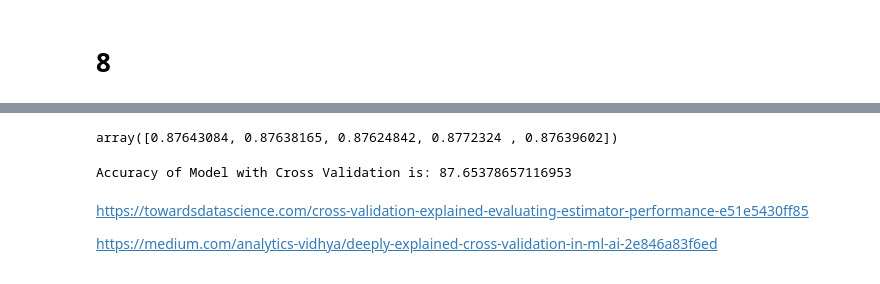
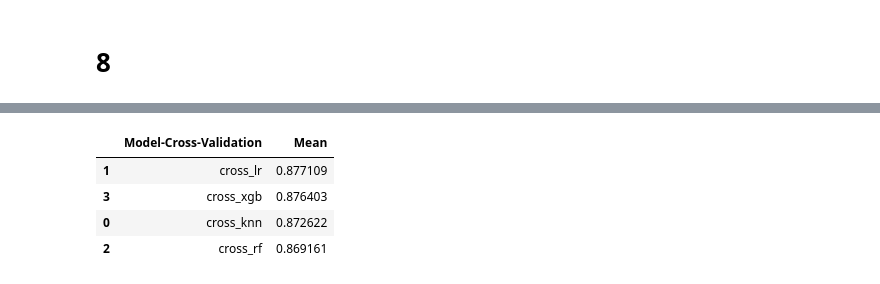
Before and after one commit to guiaraujofreitas/Insurance-Health-Cross-Sell, a Jupyter notebook: Step_8_Project_Health_Insurance_Cross_Sell.ipynb, the cells around one changed output, grey strips where cells are left out. Drawn from its saved outputs; the diff is of its cells as text; code cells hidden in the pictures.

```diff
--- a/Step_8_Project_Health_Insurance_Cross_Sell.ipynb
+++ b/Step_8_Project_Health_Insurance_Cross_Sell.ipynb
@@ -987,12 +1010,16 @@ from sklearn.metrics import accuracy_score
-# %%
-cv_scores_5_folds
-# %% [output]
-array([0.87643084, 0.87638165, 0.87624842, 0.8772324 , 0.87639602])
-# %%
-print("Accuracy of Model with Cross Validation is:",cv_scores_5_folds.mean() * 100)
-# %% [output]
-Accuracy of Model with Cross Validation is: 87.65378657116953
-# %% [markdown]
-https://towardsdatascience.com/cross-validation-explained-evaluating-estimator-performance-e51e5430ff85
-
-https://medium.com/analytics-vidhya/deeply-explained-cross-validation-in-ml-ai-2e846a83f6ed
+# %%
+df_cross = pd.DataFrame(zip(cross_knn,cross_lr,cross_rf,cross_xgb))
+
+df_cross.columns = ['cross_knn','cross_lr','cross_rf','cross_xgb']
+
+df_cross_mean = pd.DataFrame(df_cross.mean()).reset_index()
+
+df_cross_mean.columns = ['Model-Cross-Validation','Mean']
+
+df_cross_mean.sort_values('Mean',ascending=False)
+# %% [output]
+|  | Model-Cross-Validation | Mean |
+| 1 | cross_lr | 0.877109 |
+| 3 | cross_xgb | 0.876403 |
+| 0 | cross_knn | 0.872622 |
+| 2 | cross_rf | 0.869161 |
```
Also changed, not shown: parts of 24 cells of this notebook.
